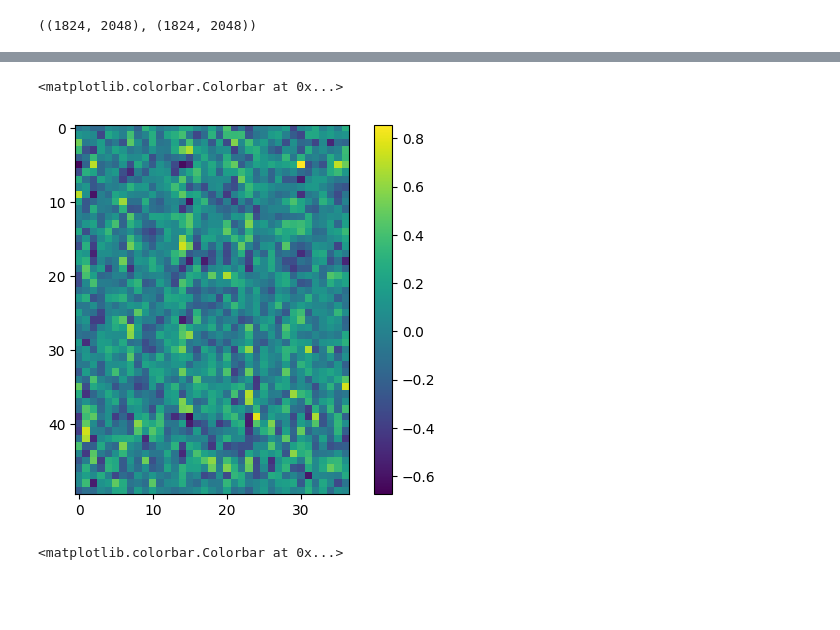
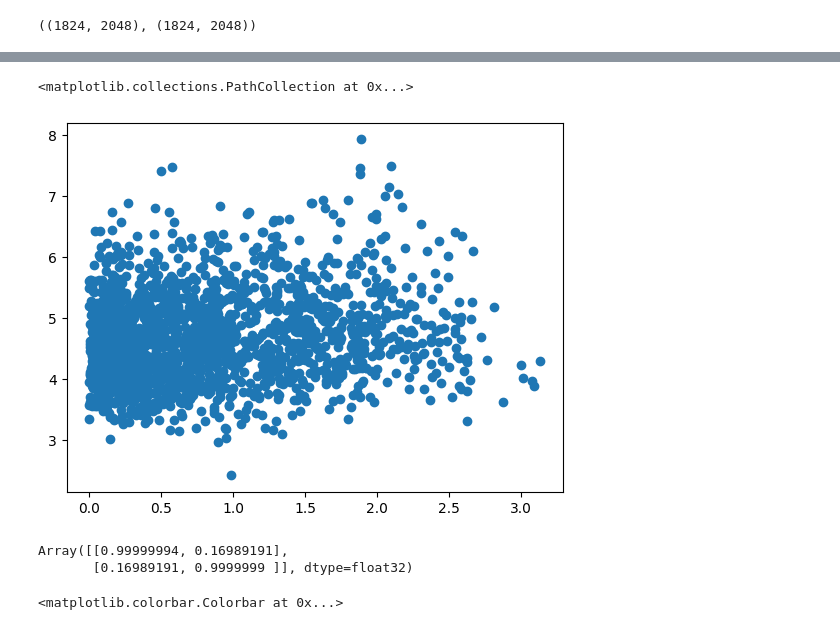
Before and after one commit to trevor-harris/LSCI, a Jupyter notebook: weather/weather_dev.ipynb, the cells around one changed output, grey strips where cells are left out. Saved outputs shown, nothing was run; the diff lists cells and outputs as text; code cells hidden in the pictures; blank space fills up the shorter version.

```diff
--- a/weather/weather_dev.ipynb
+++ b/weather/weather_dev.ipynb
@@ -452,9 +474,16 @@ plt.plot(rmat[:,10])
+# %%
+xmat = jnp.abs(jnp.std(x0, axis = 1) - jnp.std(x1[0]))
+rmat = jnp.mean((r0 - r1[0])**2, axis = 1)
+
+plt.scatter(xmat, rmat)
+# %% [output]
+<matplotlib.collections.PathCollection at 0x...>
+[figure, added]
 # %%
-plt.imshow(rmat[0:50])
-plt.colorbar()
+jnp.corrcoef(jnp.stack([xmat, rmat], axis = 0))
 # %% [output]
-<matplotlib.colorbar.Colorbar at 0x...>
+Array([[0.99999994, 0.16989191],
+       [0.16989191, 0.9999999 ]], dtype=float32)
-[figure, removed]
 # %%
 i = 10
 lsc1_lower, lsc1_upper = lsci.lsci(rval,
```
Also changed, not shown: parts of 10 cells of this notebook.
